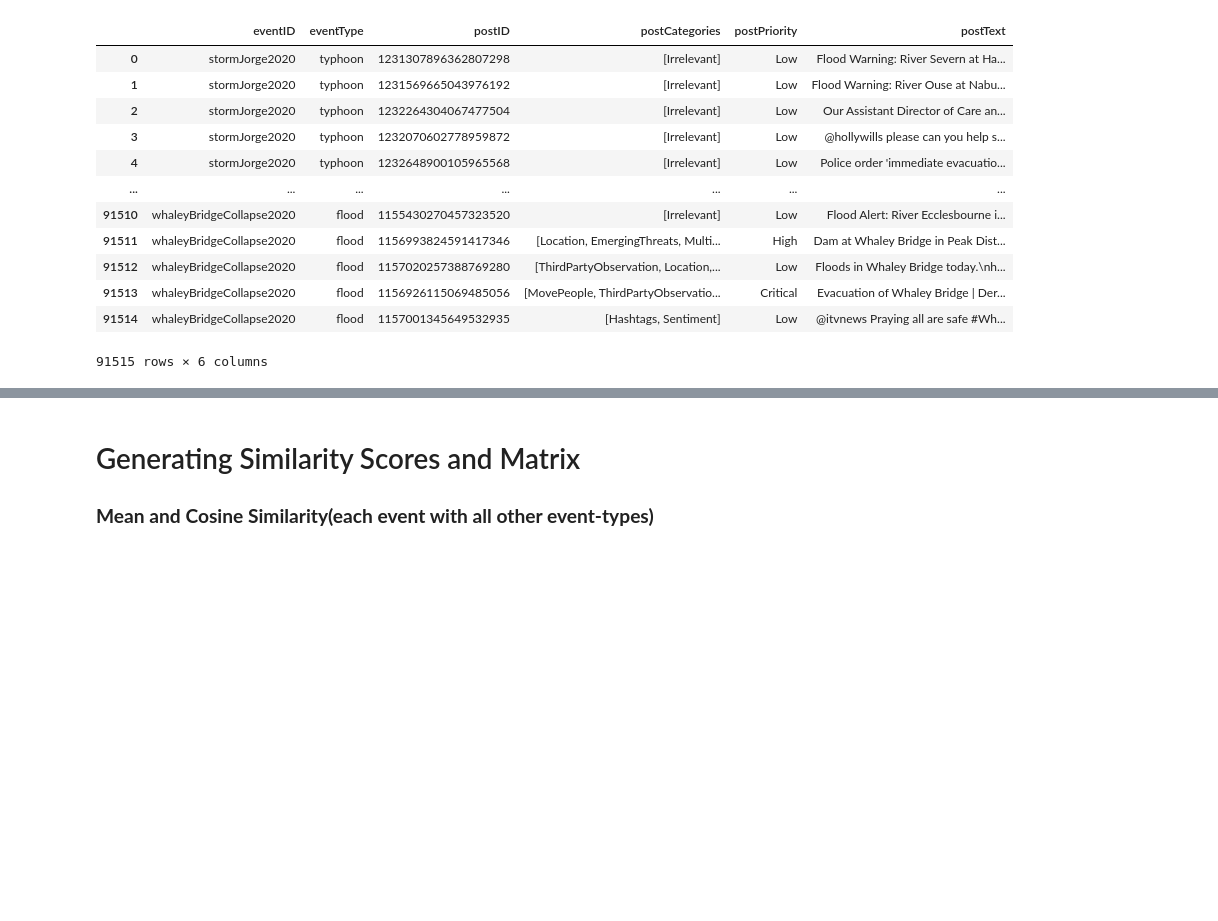
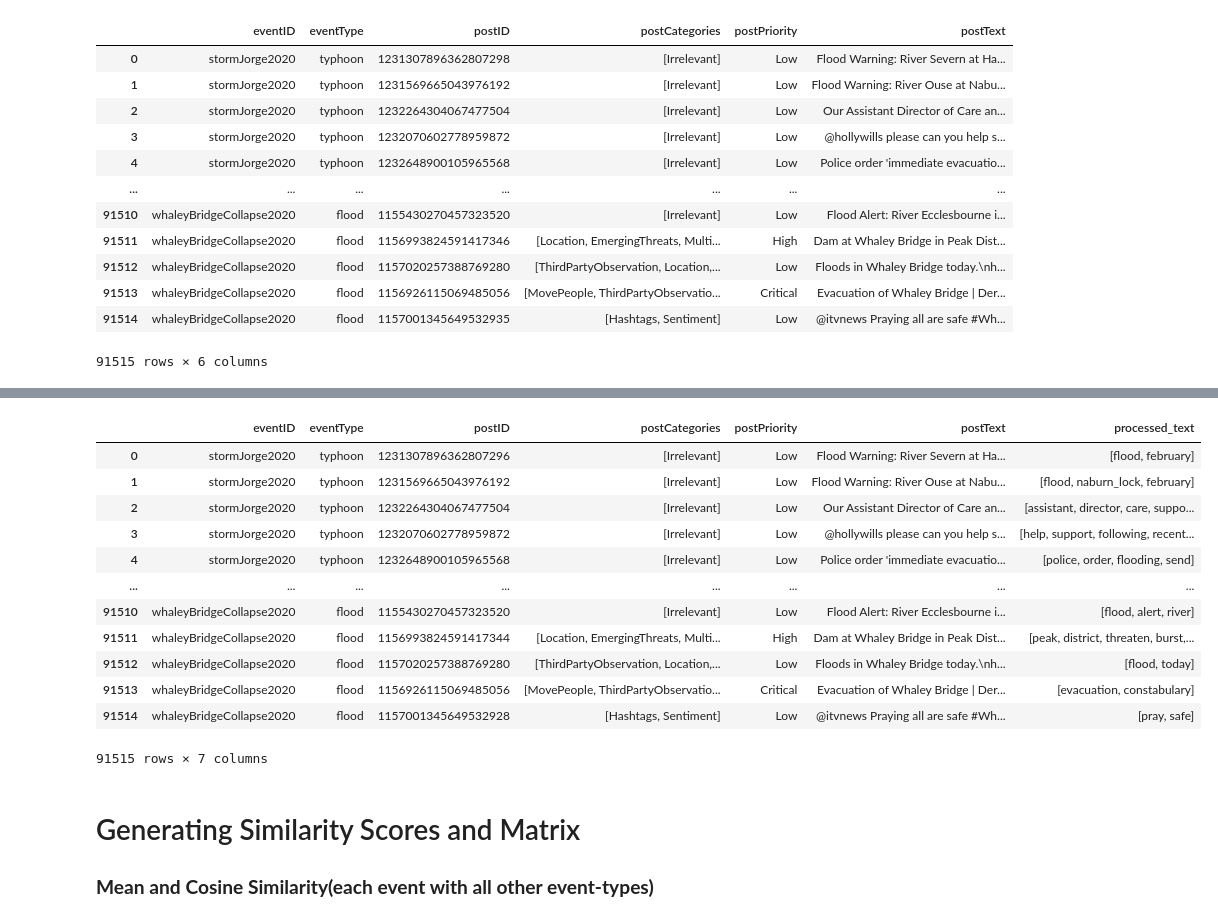
Before and after one commit to acpedersen/REU-2021, a Jupyter notebook: analyze-data.ipynb, the cells around one changed output, grey strips where cells are left out. Drawn from its saved outputs; the diff is of its cells as text; code cells hidden in the pictures; blank space fills up the shorter version.

```diff
--- a/analyze-data.ipynb
+++ b/analyze-data.ipynb
@@ -89,14 +88,12 @@ stop_words.extend(string.punctuation)
 # %%
 def sent_to_words(sentences):
     for sent in sentences:
-        if sent: #Prevent blank text from appearing
-            sent = re.sub('\S*@\S*\s?', '', sent)  # remove emails
-            sent = re.sub('\s+', ' ', sent)  # remove newline chars
-            sent = re.sub("\'", "", sent)  # remove single quotes
-            sent = gensim.utils.simple_preprocess(str(sent), deacc=True)
-            yield(sent)
-        else:
-            #Do nothing I guess
+        sent = str(sent)
+        sent = re.sub('\S*@\S*\s?', '', sent)  # remove emails
+        sent = re.sub('\s+', ' ', sent)  # remove newline chars
+        sent = re.sub("\'", "", sent)  # remove single quotes
+        sent = gensim.utils.simple_preprocess(str(sent), deacc=True)
+        yield(sent)
 # %%
 # Look into what shape this ./labeled.json
 df = pd.read_json("./Trec_data/labeled.json", orient='records', lines=True)
@@ -114,8 +111,8 @@ def process_words(texts, stop_words=stop_words, allowed_postags=['NOUN', 'ADJ',
     texts = [bigram_mod[doc] for doc in texts]
     texts = [trigram_mod[bigram_mod[doc]] for doc in texts]
     texts_out = []
-    nlp = spacy.load('en', disable=['parser', 'ner']) #Change en to be full name
-    for sent in texts:
+    nlp = spacy.load('en_core_web_trf', disable=['parser', 'ner'])
+    for sent in tqdm(texts): #Code to see that it is progressing
         doc = nlp(" ".join(sent))
         texts_out.append([token.lemma_ for token in doc if token.pos_ in allowed_postags])
     # remove stopwords once more after lemmatization
@@ -131,6 +141,21 @@ nlp = spacy.load("en_core_web_sm")
 # %%
 df['processed_text']=data_ready
 df.to_json('./Trec_data/PR_all_Labeled.json', orient='records', lines=True)
+df
+# %% [output]
+|  | eventID | eventType | postID | postCategories | postPriority | postText | processed_text |
+| 0 | stormJorge2020 | typhoon | 1231307896362807296 | [Irrelevant] | Low | Flood Warning: River Severn at Ha... | [flood, february] |
+| 1 | stormJorge2020 | typhoon | 1231569665043976192 | [Irrelevant] | Low | Flood Warning: River Ouse at Nabu... | [flood, naburn_lock, february] |
+| 2 | stormJorge2020 | typhoon | 1232264304067477504 | [Irrelevant] | Low | Our Assistant Director of Care an... | [assistant, director, care, suppo... |
+| 3 | stormJorge2020 | typhoon | 1232070602778959872 | [Irrelevant] | Low | @hollywills please can you help s... | [help, support, following, recent... |
+| 4 | stormJorge2020 | typhoon | 1232648900105965568 | [Irrelevant] | Low | Police order 'immediate evacuatio... | [police, order, flooding, send] |
+| ... | ... | ... | ... | ... | ... | ... | ... |
+| 91510 | whaleyBridgeCollapse2020 | flood | 1155430270457323520 | [Irrelevant] | Low | Flood Alert: River Ecclesbourne i... | [flood, alert, river] |
+| 91511 | whaleyBridgeCollapse2020 | flood | 1156993824591417344 | [Location, EmergingThreats, Multi... | High | Dam at Whaley Bridge in Peak Dist... | [peak, district, threaten, burst,... |
+| 91512 | whaleyBridgeCollapse2020 | flood | 1157020257388769280 | [ThirdPartyObservation, Location,... | Low | Floods in Whaley Bridge today.\nh... | [flood, today] |
+| 91513 | whaleyBridgeCollapse2020 | flood | 1156926115069485056 | [MovePeople, ThirdPartyObservatio... | Critical | Evacuation of Whaley Bridge | Der... | [evacuation, constabulary] |
+| 91514 | whaleyBridgeCollapse2020 | flood | 1157001345649532928 | [Hashtags, Sentiment] | Low | @itvnews Praying all are safe #Wh... | [pray, safe] |
+91515 rows × 7 columns
 # %%
 #What does this do?
 #cp -a ./PR_all_Labeled.json  gdrive/My\ Drive/Code/
```
Also changed, not shown: parts of 25 cells of this notebook, 3 other files.
